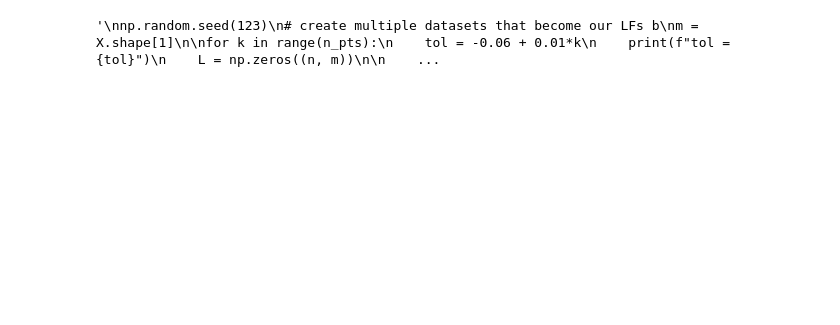
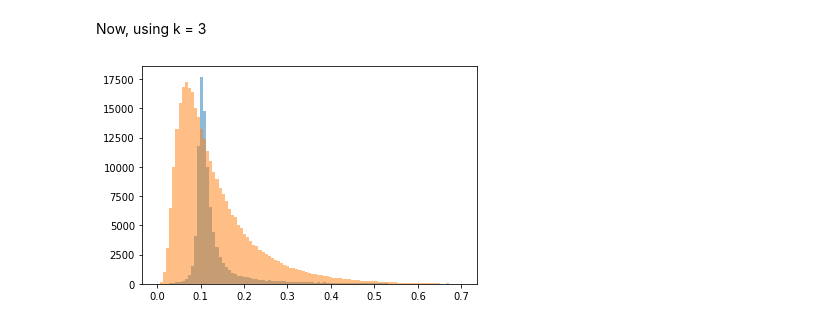
Before and after one commit to mayeechen/anomaly-detection-multi, a Jupyter notebook: models.ipynb, the cells around one changed output. Cells and saved outputs as stored; diff of their text form; code cells hidden in the pictures; blank space fills up the shorter version.

```diff
--- a/models.ipynb
+++ b/models.ipynb
@@ -83,46 +152,2 @@ Cwola accuracy = [0.62531401 0.63541914 0.63837646 0.6432655  0.64733162 0.64486
-# %%
-# snorkel-like approach where we vary the thresholds to build LFs
-# note: non-independent LFs here, so the analysis doesn't go through
-
-# to keep from getting overwhelmed with reporting spew
-import logging, sys, time
-from tqdm import tqdm
-from snorkel.labeling.model import LabelModel
-from snorkel.utils import probs_to_preds
-from functools import partialmethod
-
-logging.disable(sys.maxsize)
-tqdm.__init__ = partialmethod(tqdm.__init__, disable=True)
-
-# for reproducibility:
-'''
-np.random.seed(123)
-# create multiple datasets that become our LFs b
-m = X.shape[1]
-
-for k in range(n_pts):
-    tol = -0.06 + 0.01*k
-    print(f"tol = {tol}")
-    L = np.zeros((n, m))
-
-    for j in range(m):
-        for i in range(n):
-            L[i, j] = 1 if (X[i, 0] > (3.3 - j*tol) and X[i,0] < (3.7 + j*tol)) else 0
-    print()
-
-    label_model = LabelModel(cardinality=2)
-    label_model.fit(L_train=L, n_epochs=500, log_freq=100, seed=123)
-    probs_train = label_model.predict_proba(L)
-    #probs_one = probs_train[:,1]
-    preds_train = probs_to_preds(probs=probs_train)
-
-    clf_end_model = make_pipeline(StandardScaler(), SGDClassifier(max_iter=1000, tol=1e-3))
-    clf_end_model.fit(X, preds_train)
-    snorkel_accuracy = sklearn.metrics.accuracy_score(Y_true, clf_end_model.predict(X))
-    print(f"Snorkel accuracy = {snorkel_accuracy}")
-    for j in range(5):
-        print(np.sum(L[:,j] == 1)/L.shape[0])
-    print()
-'''
-# %% [output]
-'\nnp.random.seed(123)\n# create multiple datasets that become our LFs b\nm = X.shape[1]\n\nfor k in range(n_pts):\n    tol = -0.06 + 0.01*k\n    print(f"tol = {tol}")\n    L = np.zeros((n, m))\n\n    ...
+# %% [markdown]
+Now, using k = 3
@@ -128,0 +157,9 @@ for k in range(n_pts):
+# %%
+bins = np.linspace(0, 0.7, 100)
+
+
+plt.hist(X1[:, 1], bins, alpha = 0.5)
+plt.hist(X2[:, 1], bins, alpha = 0.5)
+plt.show()
+# %% [output]
+[figure, added]
```
Also changed, not shown: parts of 25 cells of this notebook, 1 other file.
